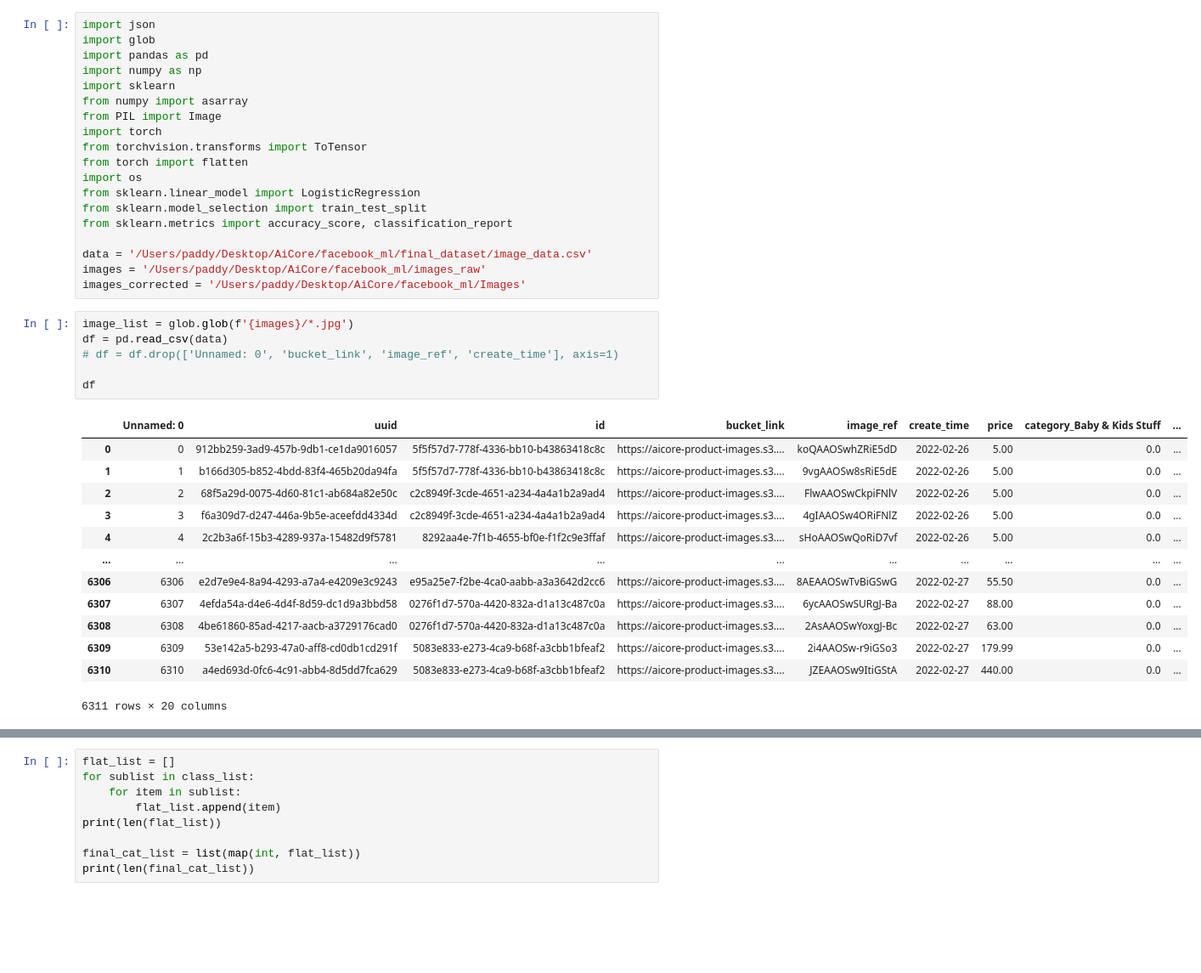
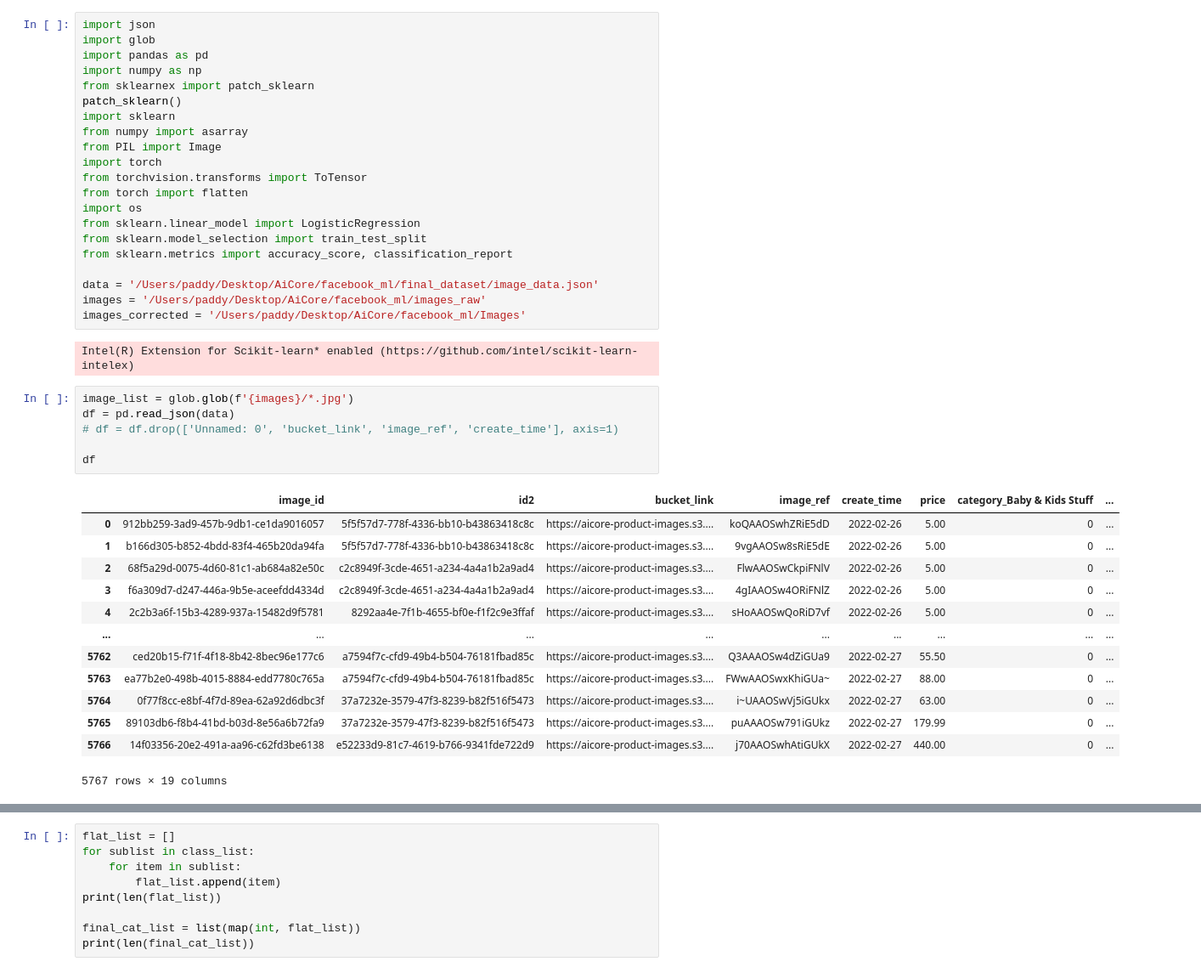
Before and after one commit to SaintpatrickII/facebook_ml, a Jupyter notebook: image_model_final.ipynb, the cells around one changed output, grey strips where cells are left out. Shown at 85% size. Cells and saved outputs as stored; diff of their text form; blank space fills up the shorter version.

```diff
--- a/image_model_final.ipynb
+++ b/image_model_final.ipynb
@@ -3,6 +3,8 @@ import json
 import glob
 import pandas as pd
 import numpy as np
+from sklearnex import patch_sklearn
+patch_sklearn()
 import sklearn
 from numpy import asarray
 from PIL import Image
@@ -14,27 +16,29 @@ from sklearn.linear_model import LogisticRegression
 from sklearn.model_selection import train_test_split
 from sklearn.metrics import accuracy_score, classification_report
 
-data = '/Users/paddy/Desktop/AiCore/facebook_ml/final_dataset/image_data.csv'
+data = '/Users/paddy/Desktop/AiCore/facebook_ml/final_dataset/image_data.json'
 images = '/Users/paddy/Desktop/AiCore/facebook_ml/images_raw'
 images_corrected = '/Users/paddy/Desktop/AiCore/facebook_ml/Images'
+# %% [output]
+Intel(R) Extension for Scikit-learn* enabled (https://github.com/intel/scikit-learn-intelex)
 # %%
 image_list = glob.glob(f'{images}/*.jpg')
-df = pd.read_csv(data)
+df = pd.read_json(data)
 # df = df.drop(['Unnamed: 0', 'bucket_link', 'image_ref', 'create_time'], axis=1)
 
 df
 # %% [output]
-|  | Unnamed: 0 | uuid | id | bucket_link | image_ref | create_time | price | category_Baby & Kids Stuff | ... |
-| 0 | 0 | 912bb259-3ad9-457b-9db1-ce1da9016057 | 5f5f57d7-778f-4336-bb10-b43863418c8c | https://aicore-product-images.s3.... | koQAAOSwhZRiE5dD | 2022-02-26 | 5.00 | 0.0 | ... |
-| 1 | 1 | b166d305-b852-4bdd-83f4-465b20da94fa | 5f5f57d7-778f-4336-bb10-b43863418c8c | https://aicore-product-images.s3.... | 9vgAAOSw8sRiE5dE | 2022-02-26 | 5.00 | 0.0 | ... |
-| 2 | 2 | 68f5a29d-0075-4d60-81c1-ab684a82e50c | c2c8949f-3cde-4651-a234-4a4a1b2a9ad4 | https://aicore-product-images.s3.... | FlwAAOSwCkpiFNlV | 2022-02-26 | 5.00 | 0.0 | ... |
-| 3 | 3 | f6a309d7-d247-446a-9b5e-aceefdd4334d | c2c8949f-3cde-4651-a234-4a4a1b2a9ad4 | https://aicore-product-images.s3.... | 4gIAAOSw4ORiFNlZ | 2022-02-26 | 5.00 | 0.0 | ... |
-| 4 | 4 | 2c2b3a6f-15b3-4289-937a-15482d9f5781 | 8292aa4e-7f1b-4655-bf0e-f1f2c9e3ffaf | https://aicore-product-images.s3.... | sHoAAOSwQoRiD7vf | 2022-02-26 | 5.00 | 0.0 | ... |
-| ... | ... | ... | ... | ... | ... | ... | ... | ... | ... |
-| 6306 | 6306 | e2d7e9e4-8a94-4293-a7a4-e4209e3c9243 | e95a25e7-f2be-4ca0-aabb-a3a3642d2cc6 | https://aicore-product-images.s3.... | 8AEAAOSwTvBiGSwG | 2022-02-27 | 55.50 | 0.0 | ... |
-| 6307 | 6307 | 4efda54a-d4e6-4d4f-8d59-dc1d9a3bbd58 | 0276f1d7-570a-4420-832a-d1a13c487c0a | https://aicore-product-images.s3.... | 6ycAAOSwSURgJ-Ba | 2022-02-27 | 88.00 | 0.0 | ... |
-| 6308 | 6308 | 4be61860-85ad-4217-aacb-a3729176cad0 | 0276f1d7-570a-4420-832a-d1a13c487c0a | https://aicore-product-images.s3.... | 2AsAAOSwYoxgJ-Bc | 2022-02-27 | 63.00 | 0.0 | ... |
-| 6309 | 6309 | 53e142a5-b293-47a0-aff8-cd0db1cd291f | 5083e833-e273-4ca9-b68f-a3cbb1bfeaf2 | https://aicore-product-images.s3.... | 2i4AAOSw-r9iGSo3 | 2022-02-27 | 179.99 | 0.0 | ... |
-| 6310 | 6310 | a4ed693d-0fc6-4c91-abb4-8d5dd7fca629 | 5083e833-e273-4ca9-b68f-a3cbb1bfeaf2 | https://aicore-product-images.s3.... | JZEAAOSw9ItiGStA | 2022-02-27 | 440.00 | 0.0 | ... |
+|  | image_id | id2 | bucket_link | image_ref | create_time | price | category_Baby & Kids Stuff | ... |
+| 0 | 912bb259-3ad9-457b-9db1-ce1da9016057 | 5f5f57d7-778f-4336-bb10-b43863418c8c | https://aicore-product-images.s3.... | koQAAOSwhZRiE5dD | 2022-02-26 | 5.00 | 0 | ... |
+| 1 | b166d305-b852-4bdd-83f4-465b20da94fa | 5f5f57d7-778f-4336-bb10-b43863418c8c | https://aicore-product-images.s3.... | 9vgAAOSw8sRiE5dE | 2022-02-26 | 5.00 | 0 | ... |
+| 2 | 68f5a29d-0075-4d60-81c1-ab684a82e50c | c2c8949f-3cde-4651-a234-4a4a1b2a9ad4 | https://aicore-product-images.s3.... | FlwAAOSwCkpiFNlV | 2022-02-26 | 5.00 | 0 | ... |
+| 3 | f6a309d7-d247-446a-9b5e-aceefdd4334d | c2c8949f-3cde-4651-a234-4a4a1b2a9ad4 | https://aicore-product-images.s3.... | 4gIAAOSw4ORiFNlZ | 2022-02-26 | 5.00 | 0 | ... |
+| 4 | 2c2b3a6f-15b3-4289-937a-15482d9f5781 | 8292aa4e-7f1b-4655-bf0e-f1f2c9e3ffaf | https://aicore-product-images.s3.... | sHoAAOSwQoRiD7vf | 2022-02-26 | 5.00 | 0 | ... |
+| ... | ... | ... | ... | ... | ... | ... | ... | ... |
+| 5762 | ced20b15-f71f-4f18-8b42-8bec96e177c6 | a7594f7c-cfd9-49b4-b504-76181fbad85c | https://aicore-product-images.s3.... | Q3AAAOSw4dZiGUa9 | 2022-02-27 | 55.50 | 0 | ... |
+| 5763 | ea77b2e0-498b-4015-8884-edd7780c765a | a7594f7c-cfd9-49b4-b504-76181fbad85c | https://aicore-product-images.s3.... | FWwAAOSwxKhiGUa~ | 2022-02-27 | 88.00 | 0 | ... |
+| 5764 | 0f77f8cc-e8bf-4f7d-89ea-62a92d6dbc3f | 37a7232e-3579-47f3-8239-b82f516f5473 | https://aicore-product-images.s3.... | i~UAAOSwVj5iGUkx | 2022-02-27 | 63.00 | 0 | ... |
+| 5765 | 89103db6-f8b4-41bd-b03d-8e56a6b72fa9 | 37a7232e-3579-47f3-8239-b82f516f5473 | https://aicore-product-images.s3.... | puAAAOSw791iGUkz | 2022-02-27 | 179.99 | 0 | ... |
+| 5766 | 14f03356-20e2-491a-aa96-c62fd3be6138 | e52233d9-81c7-4619-b766-9341fde722d9 | https://aicore-product-images.s3.... | j70AAOSwhAtiGUkX | 2022-02-27 | 440.00 | 0 | ... |
-6311 rows × 20 columns
+5767 rows × 19 columns
 # %%
```
Also changed, not shown: parts of 10 cells of this notebook.
